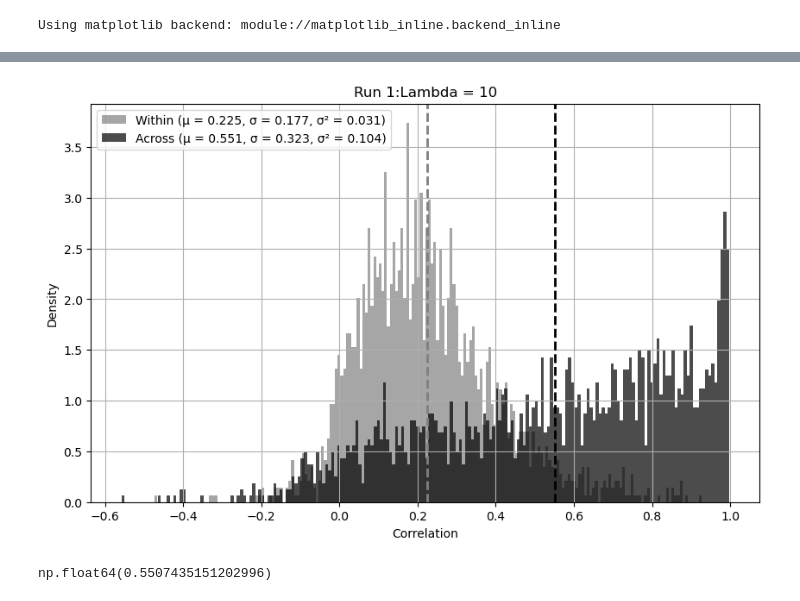
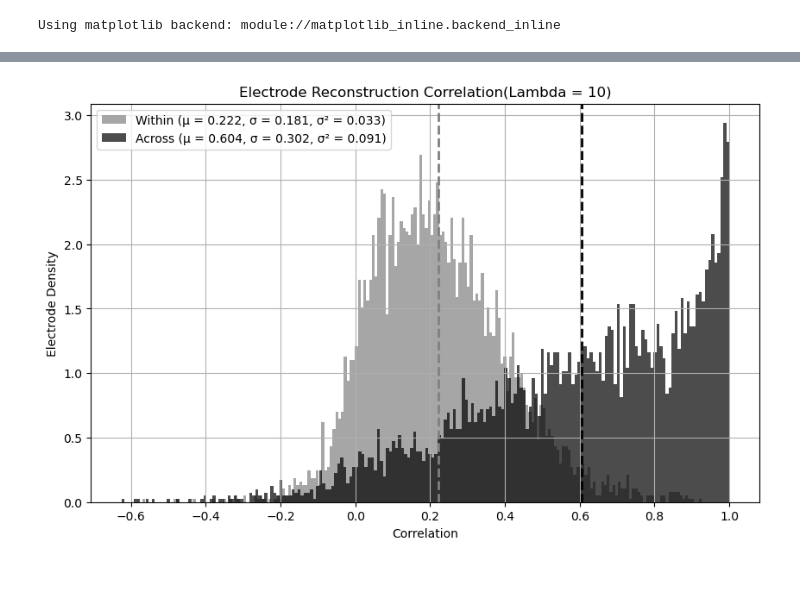
Before and after one commit to sarahbethea/supereeg_KS, a Jupyter notebook: code_hellgate/notebooks/recon_correlation.ipynb, the cells around one changed output, grey strips where cells are left out. Saved outputs shown, nothing was run; the diff lists cells and outputs as text; code cells hidden in the pictures.

```diff
--- a/code_hellgate/notebooks/recon_correlation.ipynb
+++ b/code_hellgate/notebooks/recon_correlation.ipynb
@@ -11,54 +164,20 @@ Using matplotlib backend: module://matplotlib_inline.backend_inline
 # %%
-results_path_10 = "/home/josecs/miniconda3/envs/supereeg_env/data/npz_cluster/results_10/raw_recon"
-
-within_files_10 = glob.glob(os.path.join(results_path_10, "*within*"))
-
-all_files_10 = glob.glob(os.path.join(results_path_10, "*"))
-across_files_10 = [f for f in all_files_10 if "within" not in os.path.basename(f)]
-
-within_data_10 = np.zeros(len(within_files_10))
-for i in range(len(within_files_10)):
-    load = np.load(within_files_10[i])
-    within_data_10[i] = load["corrs"]
-
-within_10_mean = np.mean(within_data_10)
-within_10_std = np.std(within_data_10)
-within_10_var = np.var(within_data_10)
-'''x_within = np.linspace(min(within_data_10), max(within_data_10), 100)
-pdf_within = stats.norm.pdf(x_within,within_10_mean,within_10_std)'''
-
-
-across_data_10 = np.zeros(len(across_files_10))
-for i in range(len(across_files_10)):
-    load = np.load(across_files_10[i])
-    across_data_10[i] = load["corrs"]
-
-across_10_mean = np.mean(across_data_10)
-across_10_std = np.std(across_data_10)
-across_10_var = np.var(across_data_10)
-'''x_across = np.linspace(min(across_data_10), max(across_data_10), 100)
-pdf_across = stats.t.pdf(x_across,*stats.t.fit(across_data_10))'''
-
+data_10, stats_10 = get_corr("/mnt/beegfs/projects/jc158347/supereeg_jcs/supereeg_env_10_test/recon/results/raw_recon")
 
 fig, ax = plt.subplots(1,figsize=(10,6))
 
-ax.hist(within_data_10,bins=200,density=True,color="grey",alpha=0.7,label=f"Within (μ = {within_10_mean:.3f}, σ = {within_10_std:.3f}, σ² = {within_10_var:.3f})")
-ax.axvline(within_10_mean, color="grey", linestyle="--", linewidth=2)
+ax.hist(data_10["within_corr"],bins=200,density=True,color="grey",alpha=0.7,label=f"Within (μ = {stats_10["within_mean"]:.3f}, σ = {stats_10["within_std"]:.3f}, σ² = {stats_10["within_var"]:.3f})")
+ax.axvline(stats_10["within_mean"], color="grey", linestyle="--", linewidth=2)
 #ax.plot(x_within,pdf_within,color="grey")
-ax.hist(across_data_10, density= True,bins=200,color="black",alpha=0.7,label=f"Across (μ = {across_10_mean:.3f}, σ = {across_10_std:.3f}, σ² = {across_10_var:.3f})")
-ax.axvline(across_10_mean, color="black", linestyle="--", linewidth=2)
+ax.hist(data_10["across_corr"], density= True,bins=200,color="black",alpha=0.7,label=f"Across (μ = {stats_10["across_mean"]:.3f}, σ = {stats_10["across_std"]:.3f}, σ² = {stats_10["across_var"]:.3f})")
+ax.axvline(stats_10["across_mean"], color="black", linestyle="--", linewidth=2)
 #ax.plot(x_across,pdf_across,color="black")
 
 ax.set_xlabel("Correlation")
-ax.set_ylabel("Density")
-ax.set_title("Run 1:Lambda = 10")
+ax.set_ylabel("Electrode Density")
+ax.set_title("Electrode Reconstruction Correlation(Lambda = 10)")
 ax.legend()
 ax.grid()
 # %% [output]
-[figure, old version]
+[figure, new version]
-# %%
-across_data_10.shape[0] + within_data_10.shape[0]
-np.mean(across_data_10)
-# %% [output]
-np.float64(0.5507435151202996)
 # %%
```
Also changed, not shown: parts of 30 cells of this notebook, 10 other files.
